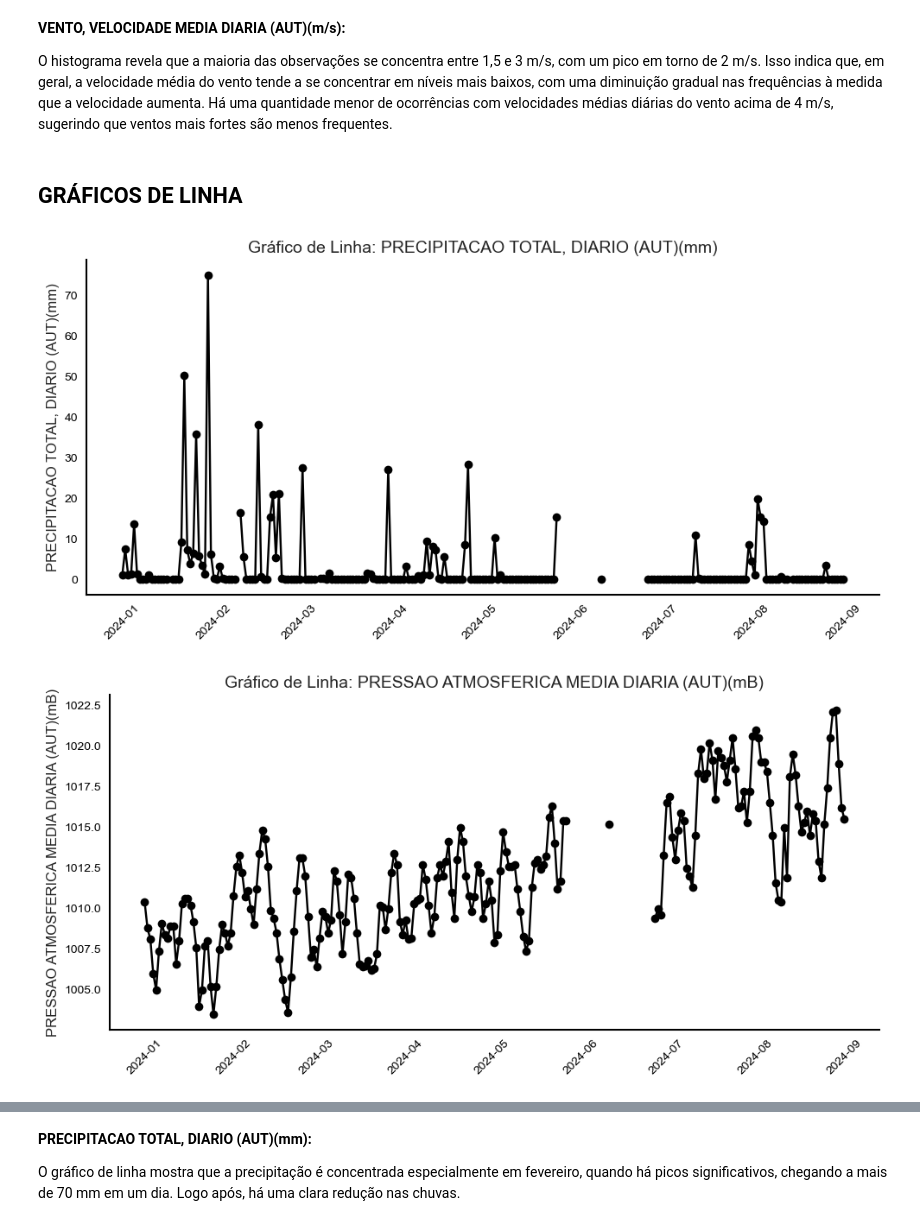
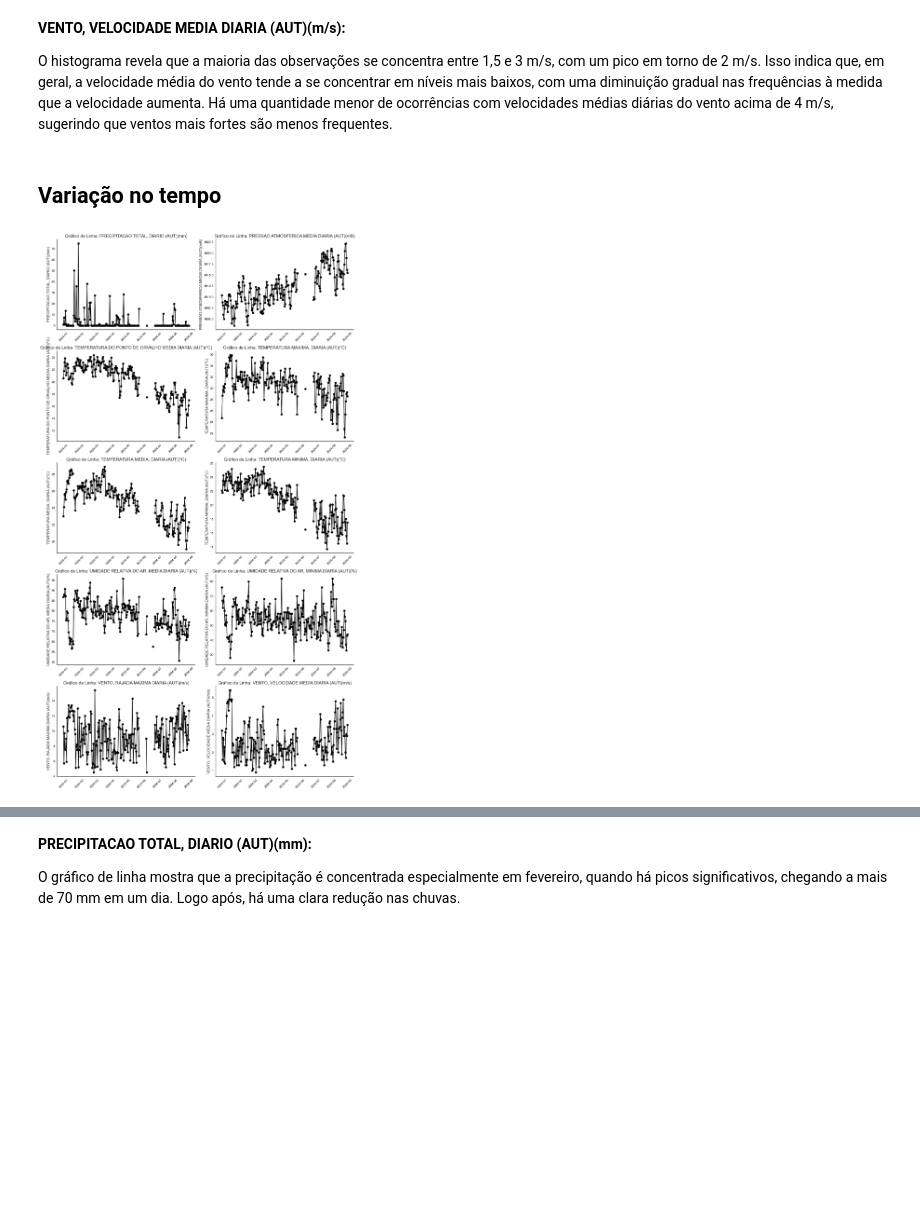
Before and after one commit to matheusmeneguelli/tcc-clusterizacao-vila-velha-es, a Jupyter notebook: previsao_vv.ipynb, the cells around one changed output, grey strips where cells are left out. Drawn from its saved outputs; the diff is of its cells as text; code cells hidden in the pictures; blank space fills up the shorter version.

```diff
--- a/previsao_vv.ipynb
+++ b/previsao_vv.ipynb
@@ -133,11 +133,11 @@ axes = axes.flatten()
 
 # Criar histogramas para cada variável
 for i, coluna in enumerate(colunas_para_histograma):
-    axes[i].hist(df[coluna].dropna(), bins=20, edgecolor='black')
+    axes[i].hist(df[coluna].dropna(), bins=20, color='black', edgecolor='white')
     axes[i].set_title(f'{coluna}')
     axes[i].set_xlabel('Valor')
     axes[i].set_ylabel('Frequência')
-    axes[i].grid(True)
+    axes[i].grid(False)  # Remove as linhas de grade
 
 # Remover eixos vazios, se houver
 for j in range(i + 1, len(axes)):
@@ -188,45 +188,56 @@ O histograma da velocidade máxima das rajadas de vento diárias mostra que a ma
 **VENTO, VELOCIDADE MEDIA DIARIA (AUT)(m/s):**
 
 O histograma revela que a maioria das observações se concentra entre 1,5 e 3 m/s, com um pico em torno de 2 m/s. Isso indica que, em geral, a velocidade média do vento tende a se concentrar em níveis mais baixos, com uma diminuição gradual nas frequências à medida que a velocidade aumenta. Há uma quantidade menor de ocorrências com velocidades médias diárias do vento acima de 4 m/s, sugerindo que ventos mais fortes são menos frequentes.
-# %% [markdown]
-## GRÁFICOS DE LINHA
+# %% [markdown]
+## Variação no tempo
 # %%
 # Converter a coluna 'Data Medicao' para o formato de data
 df['Data Medicao'] = pd.to_datetime(df['Data Medicao'])
 
-# Definir as colunas para plotar (excluindo 'Data Medicao' e colunas indesejadas)
-colunas_para_plotar = numdf.columns  # Ajuste conforme necessário
+# Definir as colunas para plotar
+colunas_para_plotar = numdf.columns
 
-# Criar gráficos de linha para cada variável ao longo do tempo
-for coluna in colunas_para_plotar:
-    fig, ax = plt.subplots(figsize=(10, 5))
+# Definir o número de colunas por linha (2 gráficos por linha)
+n_colunas = 2
+n_linhas = (len(colunas_para_plotar) + 1) // 2
+
+# Criar figura com subplots
+fig, axes = plt.subplots(n_linhas, n_colunas, figsize=(14, 5 * n_linhas))
+axes = axes.flatten()
+
+# Plotar os gráficos
+for i, coluna in enumerate(colunas_para_plotar):
+    ax = axes[i]
     ax.plot(df['Data Medicao'], df[coluna], marker='o', color='black')
 
-    # Título e rótulos com fonte Arial
+    # Título e rótulos
     ax.set_title(f'Gráfico de Linha: {coluna}', fontdict={'family': 'Arial', 'size': 14})
     ax.set_ylabel(coluna, fontdict={'family': 'Arial', 'size': 12})
 
     # Estilo dos eixos
     ax.spines['top'].set_visible(False)
     ax.spines['right'].set_visible(False)
     ax.spines['left'].set_color('black')
     ax.spines['left'].set_linewidth(1.5)
     ax.spines['bottom'].set_color('black')
     ax.spines['bottom'].set_linewidth(1.5)
 
     # Ticks pretos
     ax.tick_params(axis='x', colors='black')
     ax.tick_params(axis='y', colors='black')
 
     # Sem grade
     ax.grid(False)
 
-    # Rotação nos ticks de data
-    plt.xticks(rotation=45)
+    # Rotacionar labels do eixo x
+    ax.tick_params(axis='x', rotation=45)
 
-    # Layout ajustado
-    plt.tight_layout()
-    plt.show()
+# Remover eixos vazios, se houver
+for j in range(i + 1, len(axes)):
+    axes[j].axis('off')
+
+# Layout ajustado
+plt.tight_layout()
+plt.show()
 # %% [output]
-[figure, old version]
+[figure, new version]
-[figure, removed]
```
Also changed, not shown: parts of 2 cells of this notebook.
